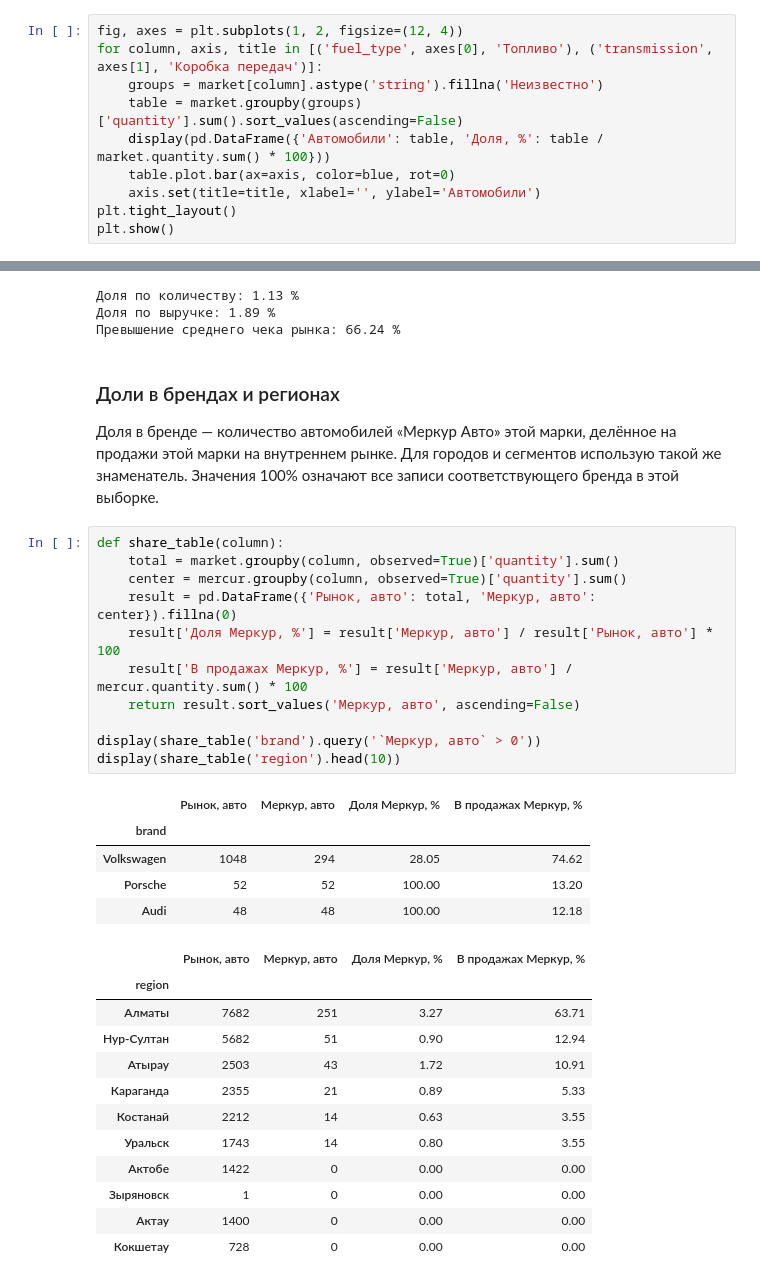
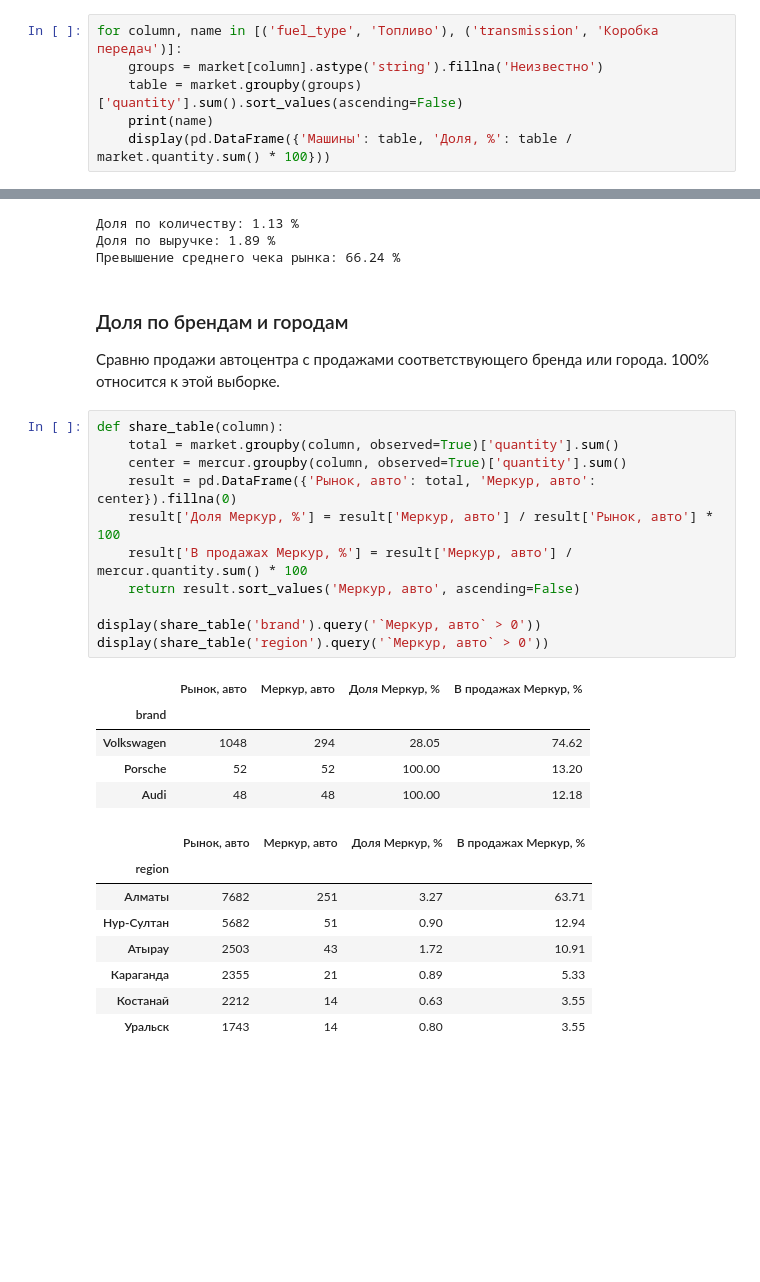
Before and after one commit to inlyooo/mercur-auto-analysis, a Jupyter notebook: analysis.ipynb, the cells around one changed output, grey strips where cells are left out. Cells and saved outputs as stored; diff of their text form; blank space fills up the shorter version.

```diff
--- a/analysis.ipynb
+++ b/analysis.ipynb
@@ -282,11 +263,7 @@ print('Алматы и Нур-Султан вместе:', round(region_sales.lo
 # %%
-fig, axes = plt.subplots(1, 2, figsize=(12, 4))
-for column, axis, title in [('fuel_type', axes[0], 'Топливо'), ('transmission', axes[1], 'Коробка передач')]:
+for column, name in [('fuel_type', 'Топливо'), ('transmission', 'Коробка передач')]:
     groups = market[column].astype('string').fillna('Неизвестно')
     table = market.groupby(groups)['quantity'].sum().sort_values(ascending=False)
-    display(pd.DataFrame({'Автомобили': table, 'Доля, %': table / market.quantity.sum() * 100}))
-    table.plot.bar(ax=axis, color=blue, rot=0)
-    axis.set(title=title, xlabel='', ylabel='Автомобили')
-plt.tight_layout()
-plt.show()
+    print(name)
+    display(pd.DataFrame({'Машины': table, 'Доля, %': table / market.quantity.sum() * 100}))
 # %% [output]
@@ -368,35 +318,31 @@ print('Превышение среднего чека рынка:', round((kpi.l
 Доля по выручке: 1.89 %
 Превышение среднего чека рынка: 66.24 %
 # %% [markdown]
-### Доли в брендах и регионах
+### Доля по брендам и городам
 
-Доля в бренде — количество автомобилей «Меркур Авто» этой марки, делённое на продажи этой марки на внутреннем рынке. Для городов и сегментов использую такой же знаменатель. Значения 100% означают все записи соответствующего бренда в этой выборке.
+Сравню продажи автоцентра с продажами соответствующего бренда или города. 100% относится к этой выборке.
 # %%
 def share_table(column):
     total = market.groupby(column, observed=True)['quantity'].sum()
     center = mercur.groupby(column, observed=True)['quantity'].sum()
     result = pd.DataFrame({'Рынок, авто': total, 'Меркур, авто': center}).fillna(0)
     result['Доля Меркур, %'] = result['Меркур, авто'] / result['Рынок, авто'] * 100
     result['В продажах Меркур, %'] = result['Меркур, авто'] / mercur.quantity.sum() * 100
     return result.sort_values('Меркур, авто', ascending=False)
 
 display(share_table('brand').query('`Меркур, авто` > 0'))
-display(share_table('region').head(10))
+display(share_table('region').query('`Меркур, авто` > 0'))
 # %% [output]
 |  | Рынок, авто | Меркур, авто | Доля Меркур, % | В продажах Меркур, % |
 | brand |  |  |  |  |
 | Volkswagen | 1048 | 294 | 28.05 | 74.62 |
 | Porsche | 52 | 52 | 100.00 | 13.20 |
 | Audi | 48 | 48 | 100.00 | 12.18 |
 |  | Рынок, авто | Меркур, авто | Доля Меркур, % | В продажах Меркур, % |
 | region |  |  |  |  |
 | Алматы | 7682 | 251 | 3.27 | 63.71 |
 | Нур-Султан | 5682 | 51 | 0.90 | 12.94 |
 | Атырау | 2503 | 43 | 1.72 | 10.91 |
 | Караганда | 2355 | 21 | 0.89 | 5.33 |
 | Костанай | 2212 | 14 | 0.63 | 3.55 |
 | Уральск | 1743 | 14 | 0.80 | 3.55 |
-| Актобе | 1422 | 0 | 0.00 | 0.00 |
-| Зыряновск | 1 | 0 | 0.00 | 0.00 |
-| Актау | 1400 | 0 | 0.00 | 0.00 |
-| Кокшетау | 728 | 0 | 0.00 | 0.00 |
```
Also changed, not shown: parts of 27 cells of this notebook, 2 other files.
